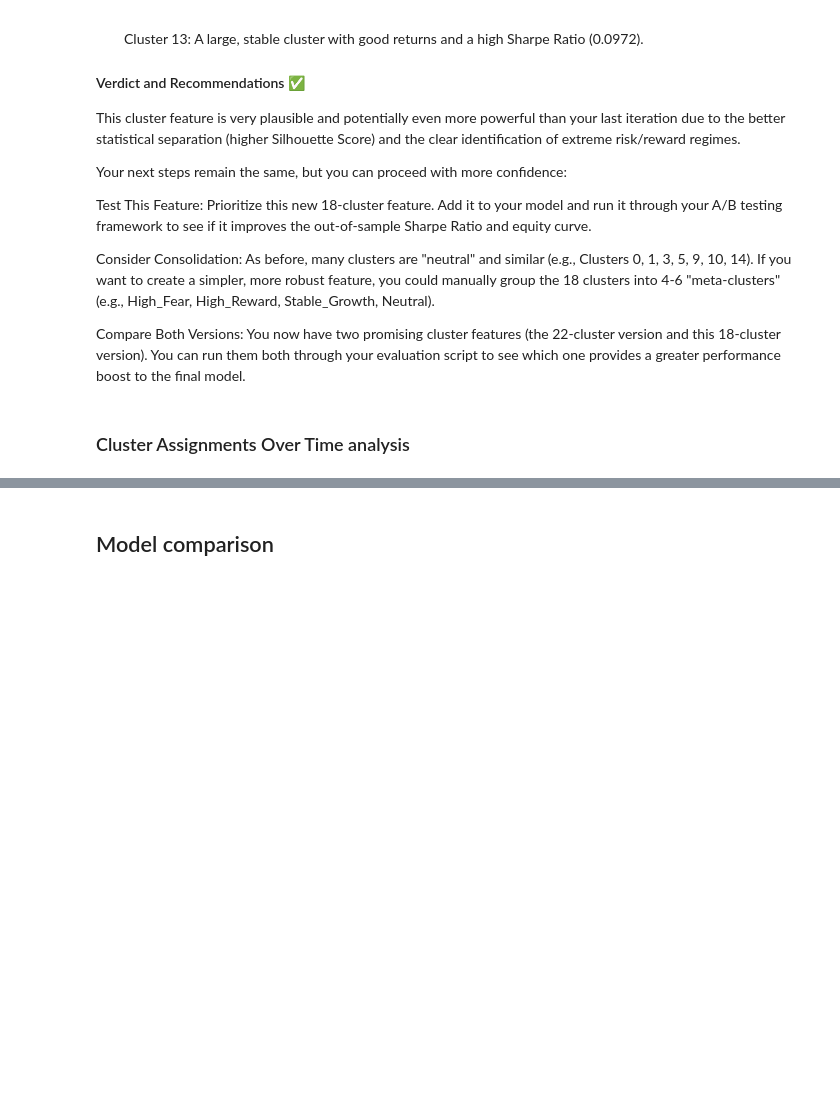
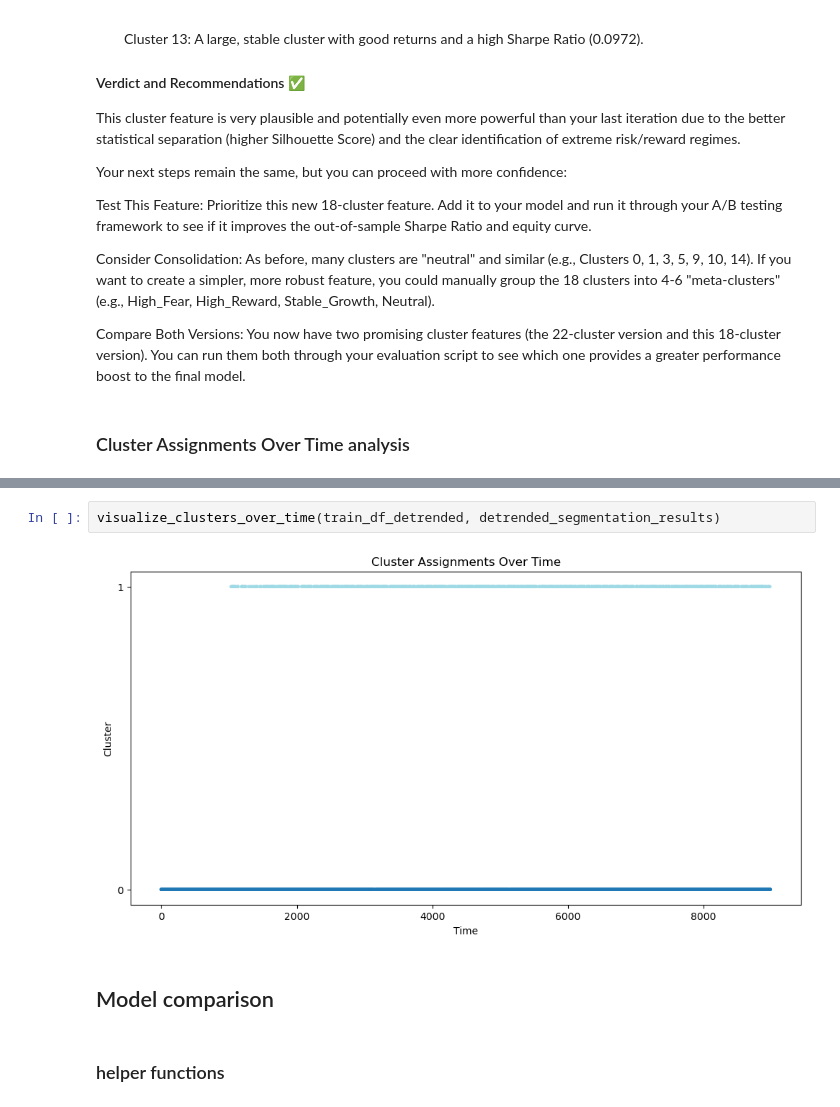
Before and after one commit to hzhang092/KaggleHTMarketPrediction, a Jupyter notebook: cluster_analysis.ipynb, the cells around one changed output, grey strips where cells are left out. Drawn from its saved outputs; the diff is of its cells as text; blank space fills up the shorter version.

```diff
--- a/cluster_analysis.ipynb
+++ b/cluster_analysis.ipynb
@@ -350,2 +565,8 @@ Detrend Your Data: For any feature that still has a trend, use its first differe
+# %%
+visualize_clusters_over_time(train_df_detrended, detrended_segmentation_results)
+# %% [output]
+[figure, added]
 # %% [markdown]
 ## Model comparison
+# %% [markdown]
+### helper functions
```
Also changed, not shown: parts of 20 cells of this notebook.
